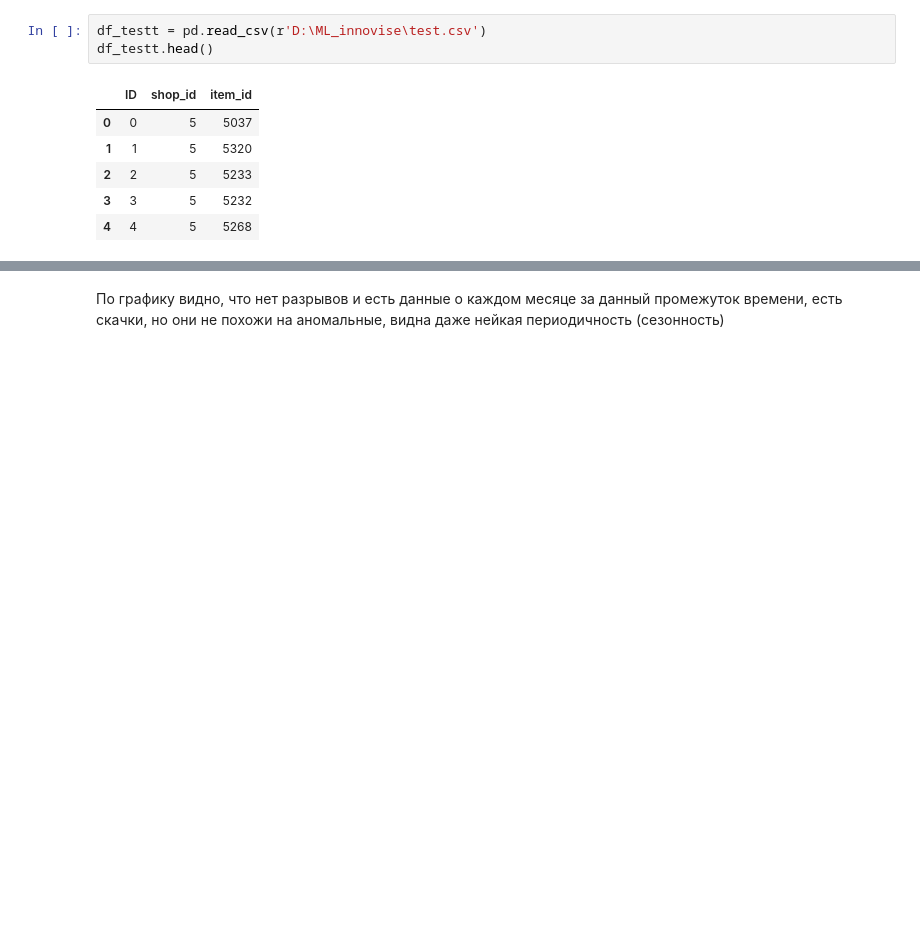
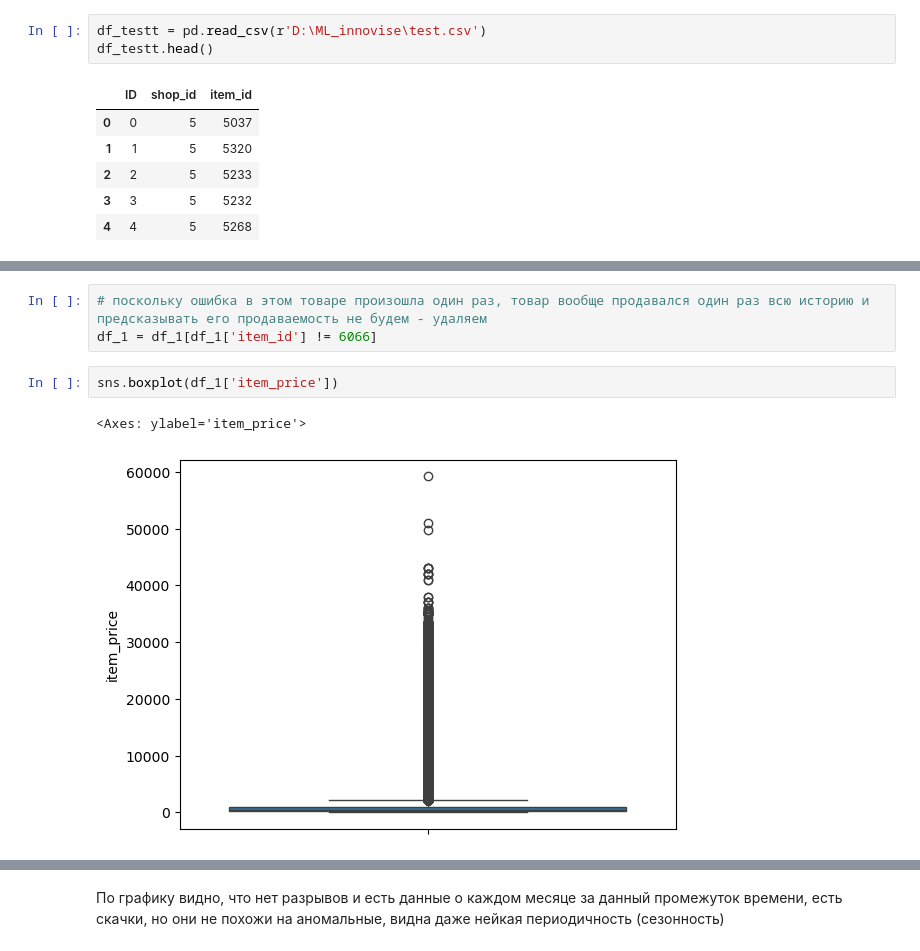
Before and after one commit to ekaterinasharay7/innowise-ml-internship-temp, a Jupyter notebook: notebooks/my_ml_notebook.ipynb, the cells around one changed output, grey strips where cells are left out. Drawn from its saved outputs; the diff is of its cells as text; blank space fills up the shorter version.

```diff
--- a/notebooks/my_ml_notebook.ipynb
+++ b/notebooks/my_ml_notebook.ipynb
@@ -413,0 +227,8 @@ Text(0.5, 1.0, 'Сумма продаж по месяцам')
+# %%
+# поскольку ошибка в этом товаре произошла один раз, товар вообще продавался один раз всю историю и предсказывать его продаваемость не будем - удаляем
+df_1 = df_1[df_1['item_id'] != 6066]
+# %%
+sns.boxplot(df_1['item_price'])
+# %% [output]
+<Axes: ylabel='item_price'>
+[figure, added]
```
Also changed, not shown: parts of 161 cells of this notebook.
